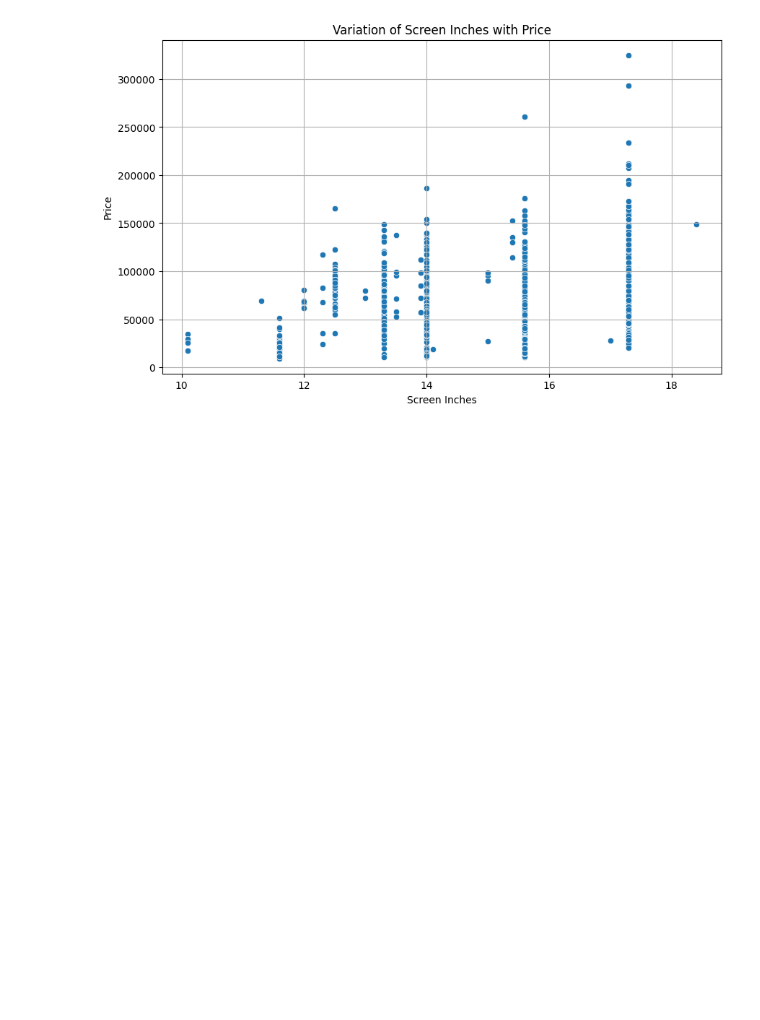
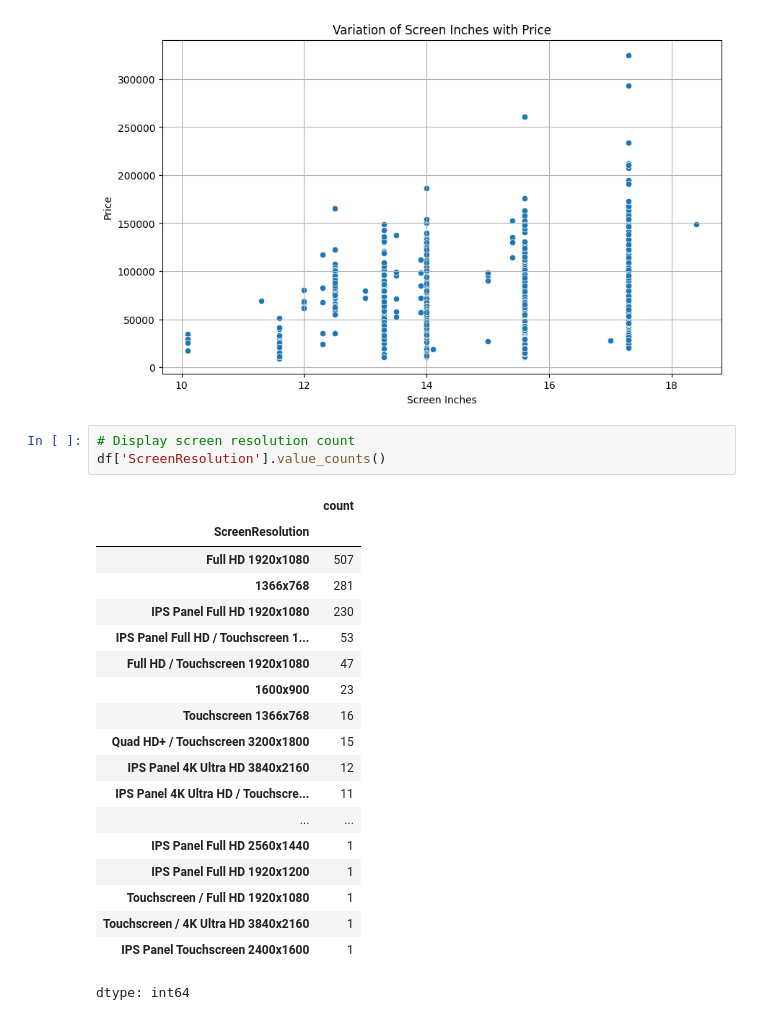
Before and after one commit to AAdewunmi/Laptop_Prices_Prediction_Project, a Jupyter notebook: Laptop_Price_Predictor.ipynb, the cells around one changed output. Drawn from its saved outputs; the diff is of its cells as text; blank space fills up the shorter version.

Commit message:
Display screen resolution count

```diff
--- a/Laptop_Price_Predictor.ipynb
+++ b/Laptop_Price_Predictor.ipynb
@@ -309,3 +329,26 @@ def plot_screen_size_price(dataframe):
 plot_screen_size_price(df)
 # %% [output]
 [figure]
+# %%
+# Display screen resolution count
+df['ScreenResolution'].value_counts()
+# %% [output]
+|  | count |
+| ScreenResolution |  |
+| Full HD 1920x1080 | 507 |
+| 1366x768 | 281 |
+| IPS Panel Full HD 1920x1080 | 230 |
+| IPS Panel Full HD / Touchscreen 1... | 53 |
+| Full HD / Touchscreen 1920x1080 | 47 |
+| 1600x900 | 23 |
+| Touchscreen 1366x768 | 16 |
+| Quad HD+ / Touchscreen 3200x1800 | 15 |
+| IPS Panel 4K Ultra HD 3840x2160 | 12 |
+| IPS Panel 4K Ultra HD / Touchscre... | 11 |
+| ... | ... |
+| IPS Panel Full HD 2560x1440 | 1 |
+| IPS Panel Full HD 1920x1200 | 1 |
+| Touchscreen / Full HD 1920x1080 | 1 |
+| Touchscreen / 4K Ultra HD 3840x2160 | 1 |
+| IPS Panel Touchscreen 2400x1600 | 1 |
+dtype: int64
```
Also changed, not shown: parts of 1 cell of this notebook.
